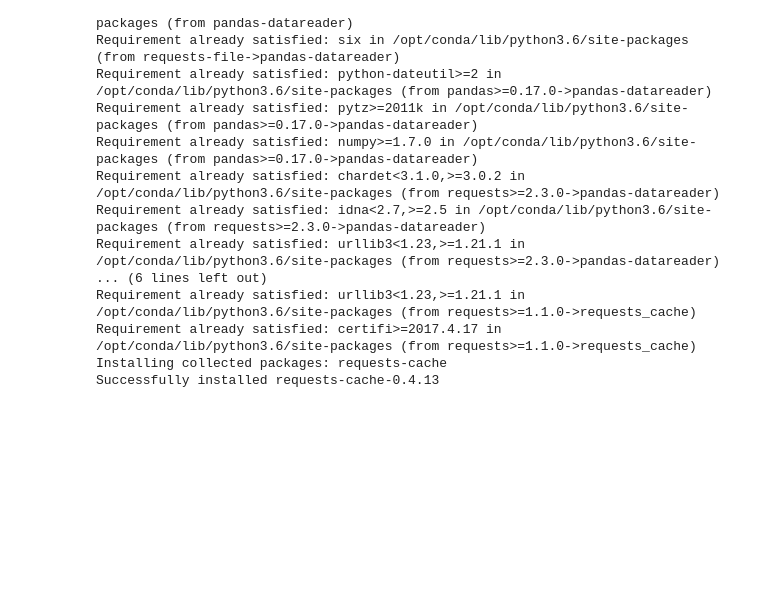
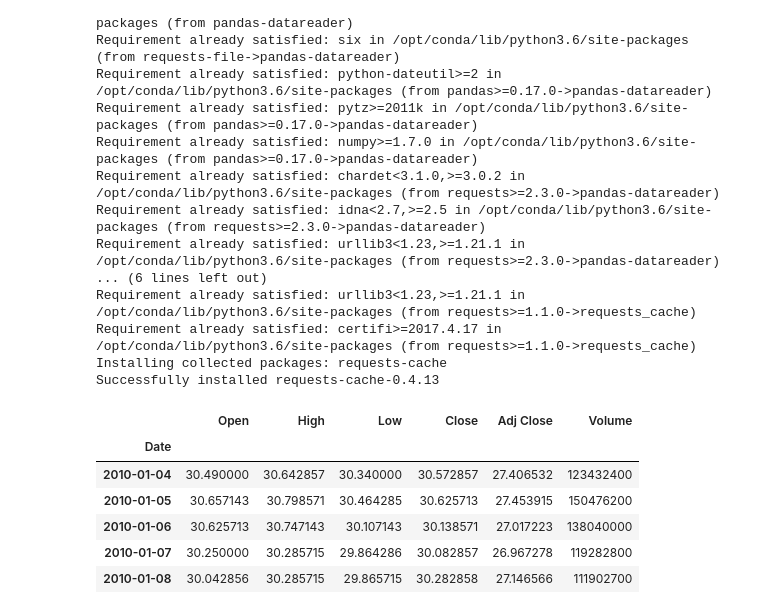
Before and after one commit to shammer83/pandas_practice, a Jupyter notebook: ipynb/Pandas_warmups.ipynb, the cells around one changed output. Cells and saved outputs as stored; diff of their text form; code cells hidden in the pictures; blank space fills up the shorter version.

Commit message:
added handling missing data notebook

```diff
--- a/ipynb/Pandas_warmups.ipynb
+++ b/ipynb/Pandas_warmups.ipynb
@@ -366,15 +366,23 @@ Successfully installed requests-cache-0.4.13
 # %%
 expire_after = datetime.timedelta(days=3)
 
 
 session = requests_cache.CachedSession(cache_name='cache', backend='sqlite', expire_after=expire_after)
 
 start = datetime.datetime(2010, 1, 1)
 
 end = datetime.datetime(2013, 1, 27)
 
 all_data = {}
 for ticker in ['AAPL', 'IBM', 'MSFT', 'GOOG']:
     all_data[ticker] = web.DataReader(ticker, 'yahoo', start, end, session = session)
 
-price = DataFrame({tic: data['Adj Close'] for tic, data in all_data.iteritems} )
+all_data['AAPL'][0:5]
+# %% [output]
+|  | Open | High | Low | Close | Adj Close | Volume |
+| Date |  |  |  |  |  |  |
+| 2010-01-04 | 30.490000 | 30.642857 | 30.340000 | 30.572857 | 27.406532 | 123432400 |
+| 2010-01-05 | 30.657143 | 30.798571 | 30.464285 | 30.625713 | 27.453915 | 150476200 |
+| 2010-01-06 | 30.625713 | 30.747143 | 30.107143 | 30.138571 | 27.017223 | 138040000 |
+| 2010-01-07 | 30.250000 | 30.285715 | 29.864286 | 30.082857 | 26.967278 | 119282800 |
+| 2010-01-08 | 30.042856 | 30.285715 | 29.865715 | 30.282858 | 27.146566 | 111902700 |
```
Also changed, not shown: parts of 8 cells of this notebook, 1 other file.
